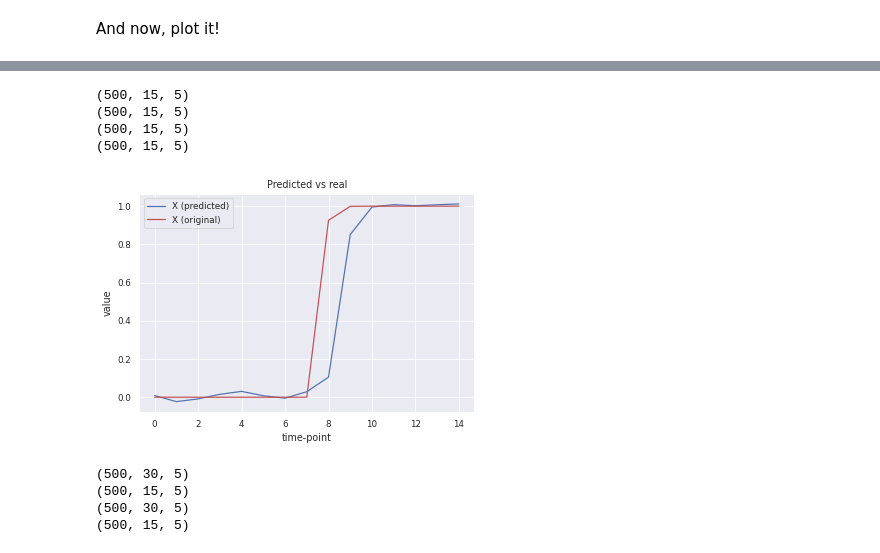
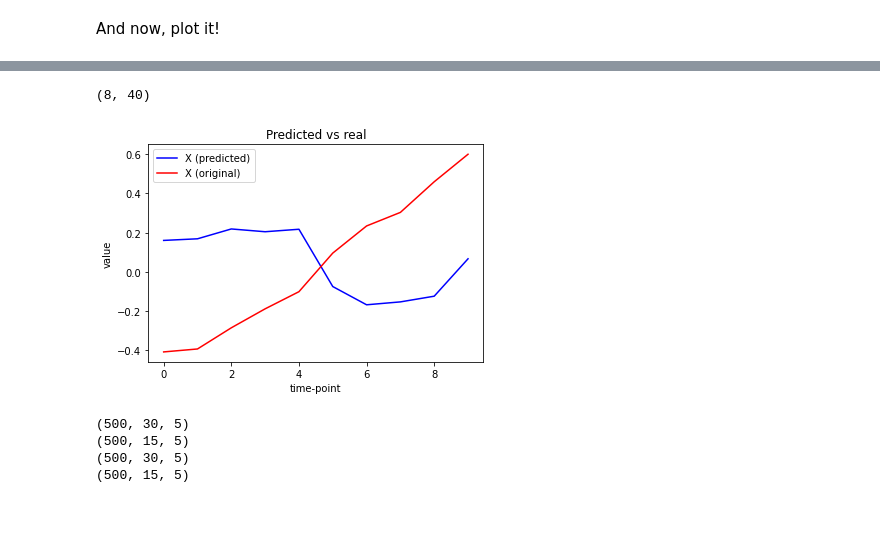
Before and after one commit to GerardMJuan/RNN-VAE, a Jupyter notebook: evaluation/test_reconstruction_mri.ipynb, the cells around one changed output, grey strips where cells are left out. Cells and saved outputs as stored; diff of their text form; code cells hidden in the pictures; blank space fills up the shorter version.

Commit message:
final touches to reconstruction_mri

```diff
--- a/evaluation/test_reconstruction_mri.ipynb
+++ b/evaluation/test_reconstruction_mri.ipynb
@@ -78,18 +81,2 @@ print(recon_x.shape)
 # %% [markdown]
 And now, plot it!
-# %%
-plt.figure(figsize=(10, 10))
-feat = 0
-sns.set_theme()
-sns.set_context("paper")
-
-# create figure, plot it
-plt.figure(figsize=(10,10))
-for (sample, recon) in zip(X_samples, recon_x):
-    # Plot the two lines (for a given feature)
-    #plt.plot(range(len(sample[:,feat])), sample[:,feat], 'xb', markersize=5, label='X (original)')
-    plt.plot(range(len(recon[:,feat])), recon[:,feat], linewidth=1.75, label='X (predicted)')
-
-plt.xlabel("time-point")
-plt.ylabel("value")
-plt.show()
@@ -99,49 +83,32 @@ plt.show()
 # %%
 # Test reconstruction of samples
 #Generate data, with different parameters
-n_generated_samples = 500
-n_rec_tp = 15
-
-# Create first samples with only one timepoint
-gen_model = SinDataGenerator(p["curves"], n_rec_tp, 0.0)
-samples = gen_model.generate_n_samples(n_generated_samples)
-X_samples = np.asarray([y for (_,y) in samples])
-X_samples_tensor = torch.FloatTensor(X_samples).permute((1,0,2))
-
-# Predict the reconstructions from X_val and X_train
-X_fwd = model.predict(X_samples_tensor.to(DEVICE))
 
 #Reformulate things
-X_fwd['xnext'] = np.array(X_fwd['xnext']).swapaxes(0,1)
-X_fwd['z'] = np.array(X_fwd['z']).swapaxes(0,1)
+X_test_hat = np.array(X_train_fwd['xnext']).swapaxes(0,1)
+X_test_hat = [X[mask_train[:,i,:]].reshape((-1, p["x_size"])) for (i, X) in enumerate(X_test_hat)]
 
-X_hat = X_fwd["xnext"]
+feat = 37
+subj = 5
 
-feat = 4
-subj = 0
+print(X_test_hat[0].shape)
 
-print(X_hat.shape)
-print(X_samples.shape)
-X_hat_line = X_hat[subj,:,feat]   #Select only the subject we want
-X_samples_line = X_samples[subj,:,feat]   #Select only the subject we want
-print(X_hat.shape)
-print(X_samples.shape)
+X_hat_line = X_test_hat[subj][:,feat]   #Select only the subject we want
+X_samples_line = X_train[subj][:,feat]   #Select only the subject we want
+
 # Plot the two lines
 plt.plot(range(len(X_hat_line)), X_hat_line, '-b', label='X (predicted)')
 plt.plot(range(len(X_samples_line)), X_samples_line, '-r', label='X (original)')
 
 plt.xlabel("time-point")
 plt.ylabel("value")
 
 plt.legend(loc='upper left')
 plt.title("Predicted vs real")
 plt.show()
 # %% [output]
-(500, 15, 5)
-(500, 15, 5)
-(500, 15, 5)
-(500, 15, 5)
+(8, 40)
-[figure, old version]
+[figure, new version]
 # %%
 # Predict the reconstructions from X_val and X_train
 extra_nt = 30
```
Also changed, not shown: parts of 6 cells of this notebook.
